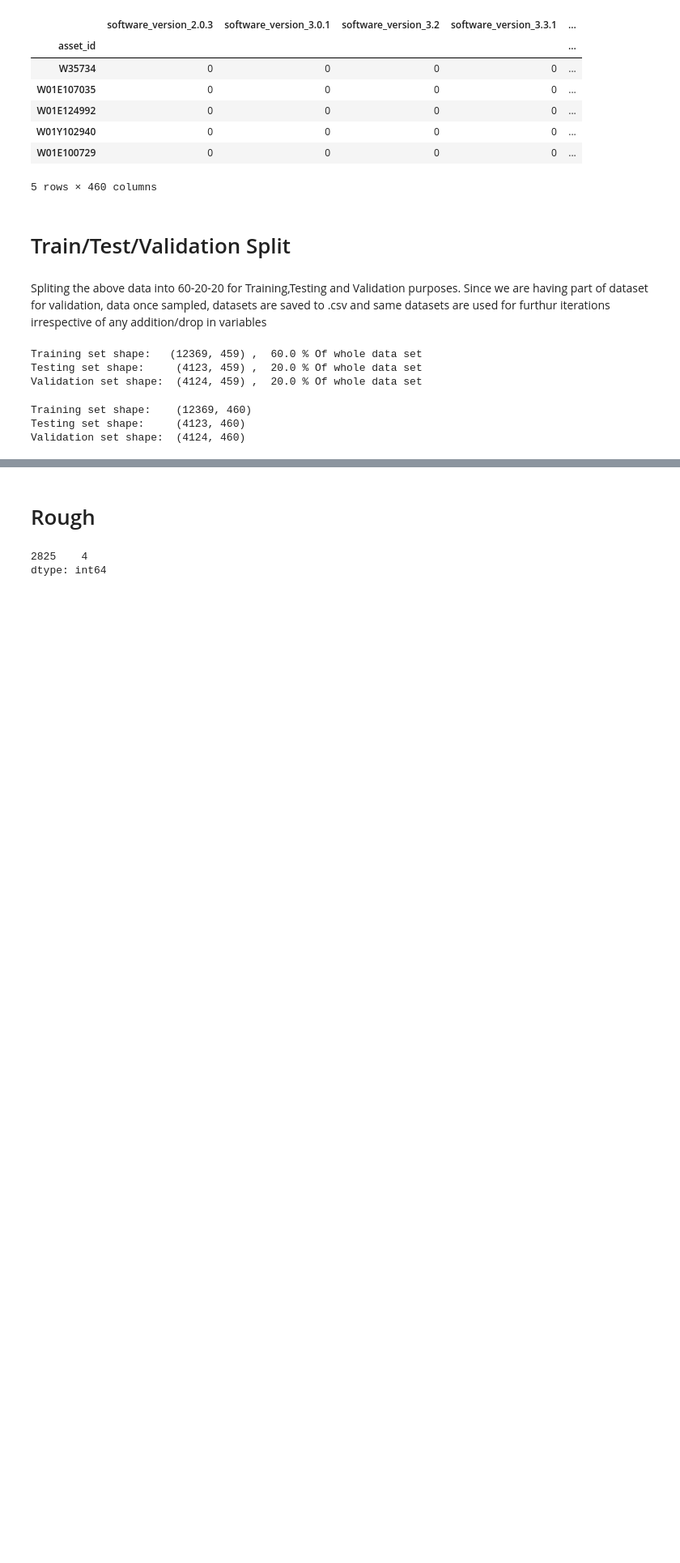
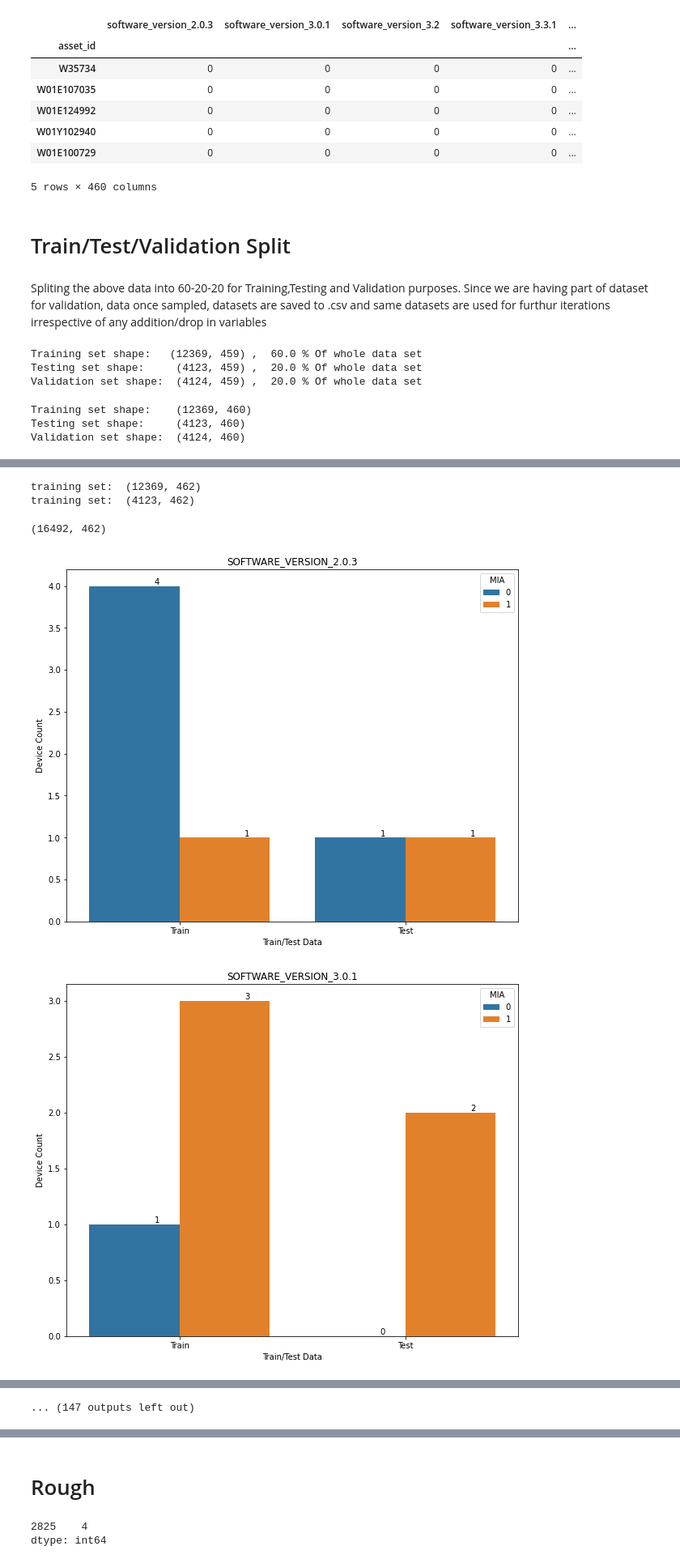
Before and after one commit to oh-swetha-unnava/MIA_Analysis, a Jupyter notebook: Wallboard/JupyterNotebooks/Wallboard_dataprep.ipynb, the cells around one changed output, grey strips where cells are left out. Shown at 81% size. Saved outputs shown, nothing was run; the diff lists cells and outputs as text; code cells hidden in the pictures; blank space fills up the shorter version.

```diff
--- a/Wallboard/JupyterNotebooks/Wallboard_dataprep.ipynb
+++ b/Wallboard/JupyterNotebooks/Wallboard_dataprep.ipynb
@@ -716,0 +713,63 @@ df_valid.to_csv('../wallboard_valid.csv')
+# %%
+df_train = pd.read_csv('../wallboard_train.csv')
+df_train['train'] = 'Train'
+print("training set: ", df_train.shape)
+
+df_test = pd.read_csv('../wallboard_test.csv')
+df_test['train'] = 'Test'
+print("training set: ", df_test.shape)
+# %% [output]
+training set:  (12369, 462)
+training set:  (4123, 462)
+# %%
+df_eda = pd.concat([df_train,df_test],axis = 0)
+df_eda.shape
+# %% [output]
+(16492, 462)
+# %%
+# converting categorical variables stored as int64 dtype to category dtype
+for col in df_eda.columns:
+    if df_eda[col].dtype.name == 'int64':
+        df_eda[col]= df_eda[col].astype('category')
+# %%
+def eda_cat_var(df_eda):
+
+    # dataframe to store device counts
+    df_cat_eda = pd.DataFrame()
+
+    for col in df_eda.columns:
+
+        if df_eda[col].dtype.name == 'category' and col != 'y_flag':
+            groupby_cols = [col] + ['train','y_flag']
+            df_curr = pd.DataFrame(df_eda.groupby(groupby_cols)['asset_id'].nunique())
+            df_curr.reset_index(inplace = True)
+            groupby_cols_2 = [col] + ['Train','MIA','Device_count']
+            df_curr.columns = groupby_cols_2
+            x_0 = df_curr[(df_curr[col] == 1) ]
+            x_1 = x_0.copy()
+            x_1[col] = col
+            x_1.rename(columns={col:'Variable'},inplace = True)
+            if df_cat_eda.empty:
+                df_cat_eda = x_1
+            else:
+                df_cat_eda = pd.concat([df_cat_eda,x_1], axis = 0)
+            plt.figure(figsize=(10,8))
+            ax = sns.barplot(data = x_0,y='Device_count', x='Train',hue='MIA',order = ['Train','Test'])
+            for p in ax.patches:
+                ax.annotate('{:.0f}'.format(p.get_height()), (p.get_x()+0.3, p.get_height()),
+                               ha='center', va='bottom',color= 'black')
+            ax.set(xlabel='Train/Test Data', ylabel='Device Count')
+            ax.title.set_text(str.upper(col))
+            my_path = os.path.abspath('Wallboard_dataprep.ipynb')
+            my_path = my_path.strip('Wallboard_dataprep.ipynb')
+            col = col.replace("/","_")
+            my_file = 'EDA_Images/'+ col + '.png'
+            ax.figure.savefig(os.path.join(my_path, my_file))
+            plt.show()
+
+    return df_cat_eda
+# %%
+df_cat_eda = eda_cat_var(df_eda)
+# %% [output]
+[figure, added]
+[figure, added]
@@ -716,0 +786 @@ df_valid.to_csv('../wallboard_valid.csv')
+... (147 outputs left out)
```
Also changed, not shown: parts of 25 cells of this notebook, 1 other file.
